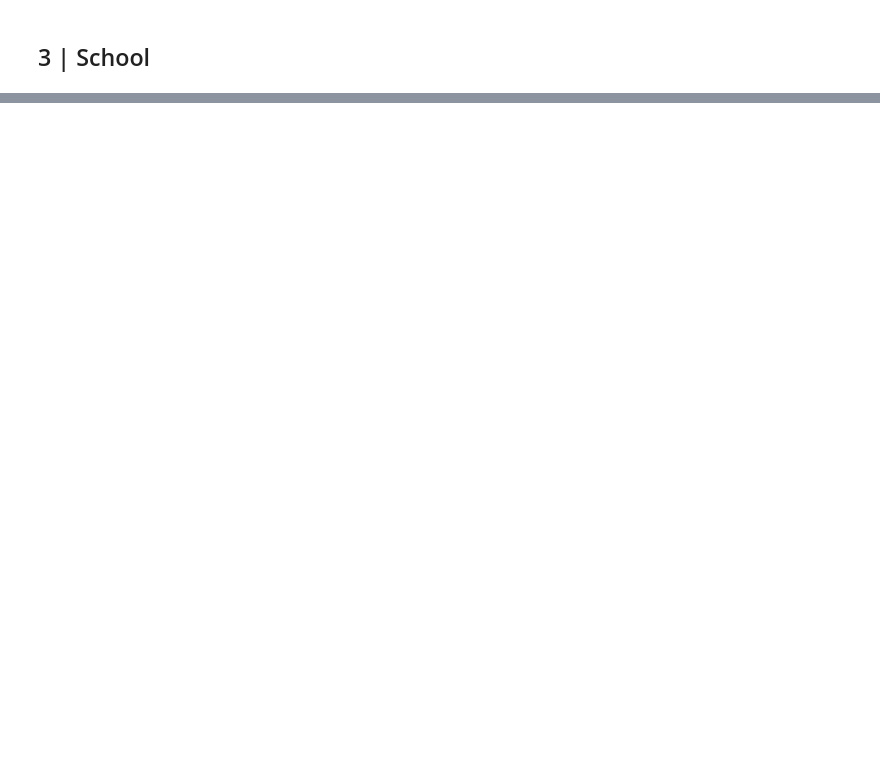
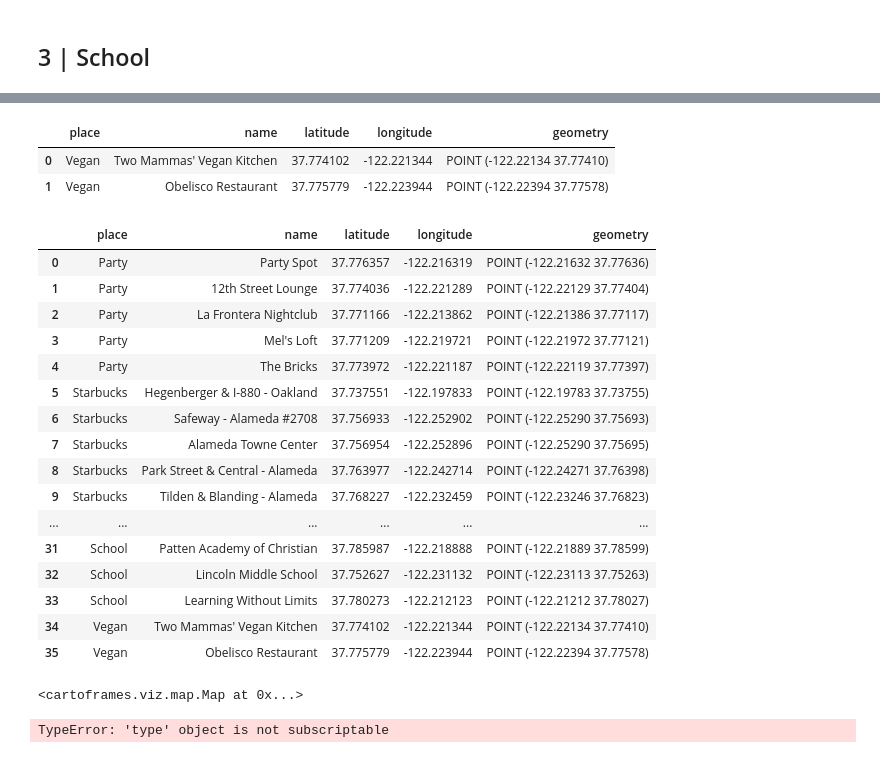
Before and after one commit to MdeMaic/GeolocationMongoDB_Project, a Jupyter notebook: II_GeoApis.ipynb, the cells around one changed output, grey strips where cells are left out. Drawn from its saved outputs; the diff is of its cells as text; code cells hidden in the pictures; blank space fills up the shorter version.

```diff
--- a/II_GeoApis.ipynb
+++ b/II_GeoApis.ipynb
@@ -239,0 +274,3 @@ ValueError: Length of values does not match length of index
+# %%
+gdfstarbucks = gdf.rename(columns ={"Brand":"place","Name":"name"}).drop(columns=["State","distance"]).reset_index(drop=True)
+gdfstarbucks.head()
@@ -239,0 +284,4 @@ ValueError: Length of values does not match length of index
+# %%
+gdfparty["place"] = "Party"
+gdfparty = gdfparty.loc[:, colsorder]
+gdfparty.head()
@@ -239,0 +295,9 @@ ValueError: Length of values does not match length of index
+# %%
+name_school=[]
+for i in list(range(20)):
+    name_school.append(school["results"][i]["name"])
+
+gdfschool["place"] = "School"
+gdfschool["name"] = name_school
+gdfschool = gdfschool.loc[:, colsorder]
+gdfschool.head()
@@ -239,0 +311,43 @@ ValueError: Length of values does not match length of index
+# %%
+name_vegan=[]
+for i in list(range(2)):
+    name_vegan.append(vegan["results"][i]["name"])
+
+gdfvegan["place"] = "Vegan"
+gdfvegan["name"] = name_vegan
+gdfvegan = gdfvegan.loc[:, colsorder]
+gdfvegan.head()
+# %% [output]
+|  | place | name | latitude | longitude | geometry |
+| 0 | Vegan | Two Mammas' Vegan Kitchen | 37.774102 | -122.221344 | POINT (-122.22134 37.77410) |
+| 1 | Vegan | Obelisco Restaurant | 37.775779 | -122.223944 | POINT (-122.22394 37.77578) |
+# %%
+gdfresult = pd.concat([gdfparty, gdfstarbucks, gdfschool, gdfvegan],ignore_index=True)
+gdfresult
+# %% [output]
+|  | place | name | latitude | longitude | geometry |
+| 0 | Party | Party Spot | 37.776357 | -122.216319 | POINT (-122.21632 37.77636) |
+| 1 | Party | 12th Street Lounge | 37.774036 | -122.221289 | POINT (-122.22129 37.77404) |
+| 2 | Party | La Frontera Nightclub | 37.771166 | -122.213862 | POINT (-122.21386 37.77117) |
+| 3 | Party | Mel's Loft | 37.771209 | -122.219721 | POINT (-122.21972 37.77121) |
+| 4 | Party | The Bricks | 37.773972 | -122.221187 | POINT (-122.22119 37.77397) |
+| 5 | Starbucks | Hegenberger & I-880 - Oakland | 37.737551 | -122.197833 | POINT (-122.19783 37.73755) |
+| 6 | Starbucks | Safeway - Alameda #2708 | 37.756933 | -122.252902 | POINT (-122.25290 37.75693) |
+| 7 | Starbucks | Alameda Towne Center | 37.756954 | -122.252896 | POINT (-122.25290 37.75695) |
+| 8 | Starbucks | Park Street & Central - Alameda | 37.763977 | -122.242714 | POINT (-122.24271 37.76398) |
+| 9 | Starbucks | Tilden & Blanding - Alameda | 37.768227 | -122.232459 | POINT (-122.23246 37.76823) |
+| ... | ... | ... | ... | ... | ... |
+| 31 | School | Patten Academy of Christian | 37.785987 | -122.218888 | POINT (-122.21889 37.78599) |
+| 32 | School | Lincoln Middle School | 37.752627 | -122.231132 | POINT (-122.23113 37.75263) |
+| 33 | School | Learning Without Limits | 37.780273 | -122.212123 | POINT (-122.21212 37.78027) |
+| 34 | Vegan | Two Mammas' Vegan Kitchen | 37.774102 | -122.221344 | POINT (-122.22134 37.77410) |
+| 35 | Vegan | Obelisco Restaurant | 37.775779 | -122.223944 | POINT (-122.22394 37.77578) |
+# %%
+Map([Layer(gdfparty),Layer(gdfstarbucks),Layer(gdfschool),Layer(gdfvegan)])
+# %% [output]
+<cartoframes.viz.map.Map at 0x...>
+# %%
+basic_style
+Map(Layout[Map(Layer(gdfparty)),Map(Layer(gdfstarbucks)),Map(Layer(gdfschool)), Map(Layer(gdfvegan))])
+# %% [output]
+TypeError: 'type' object is not subscriptable
```
Also changed, not shown: parts of 21 cells of this notebook.
